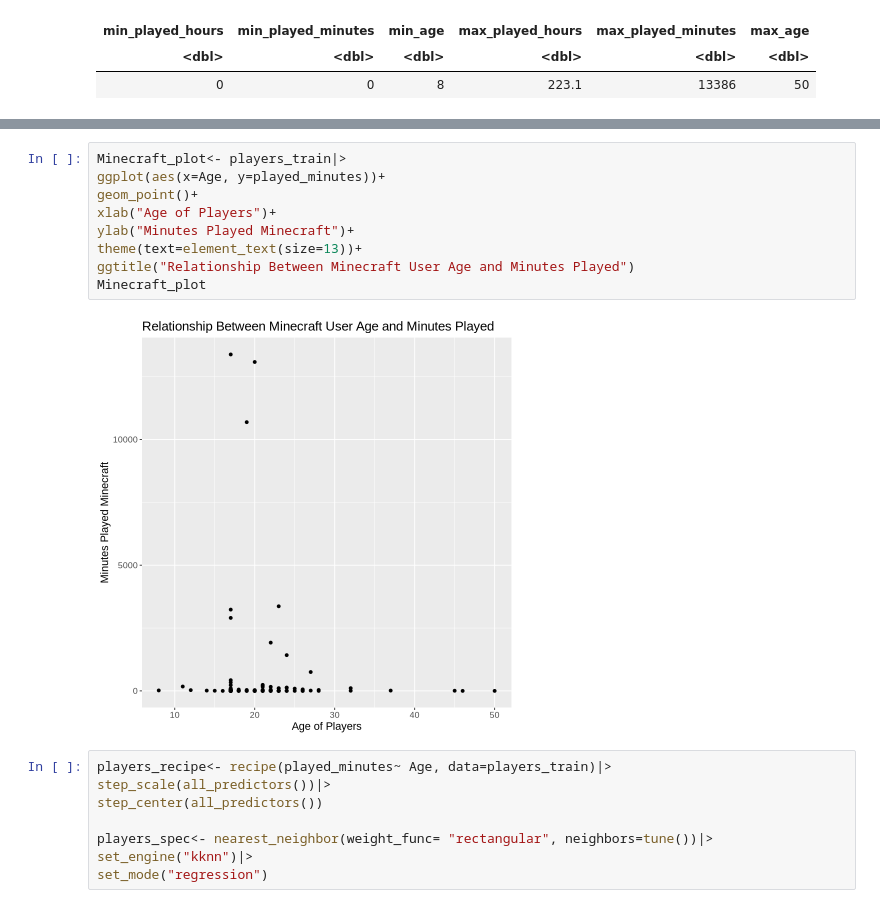
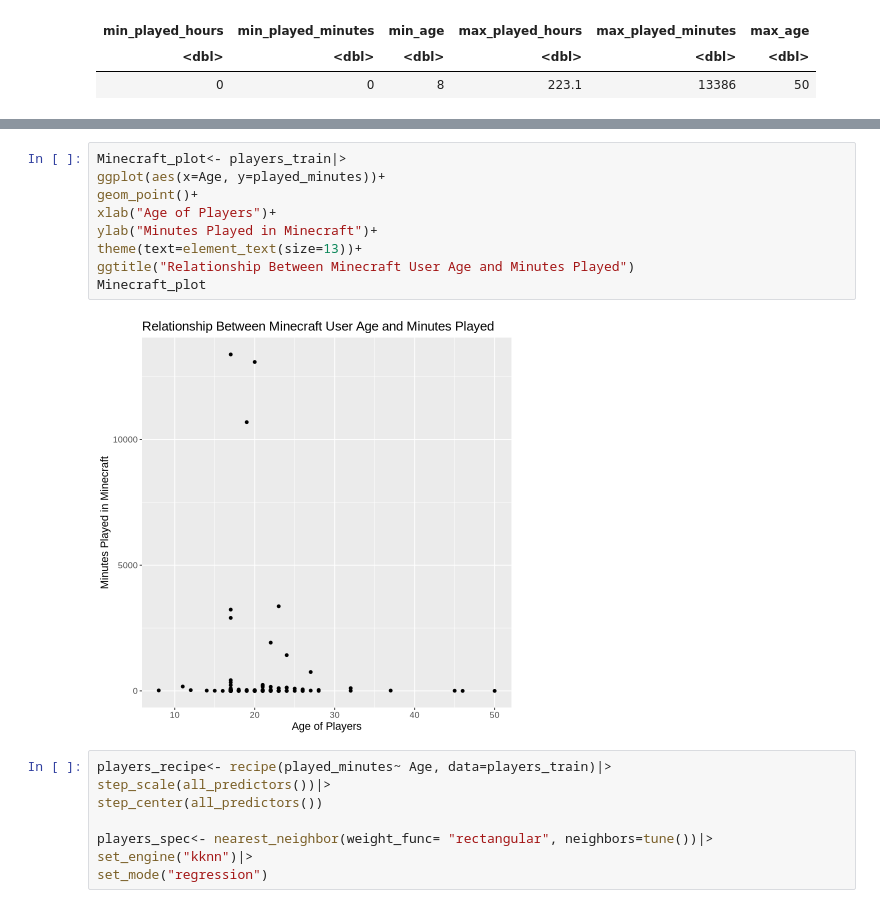
Before and after one commit to vghappy/minecraft_gameplay, a Jupyter notebook: Group Project.ipynb, the cells around one changed output, grey strips where cells are left out. Saved outputs shown, nothing was run; the diff lists cells and outputs as text.

```diff
--- a/Group Project.ipynb
+++ b/Group Project.ipynb
@@ -199,14 +201,14 @@ Visualize the relationship between Minecraft user age and played minutes in a sc
 # %%
 Minecraft_plot<- players_train|>
 ggplot(aes(x=Age, y=played_minutes))+
 geom_point()+
 xlab("Age of Players")+
-ylab("Minutes Played Minecraft")+
+ylab("Minutes Played in Minecraft")+
 theme(text=element_text(size=13))+
 ggtitle("Relationship Between Minecraft User Age and Minutes Played")
 Minecraft_plot
 # %% [output]
-[figure, old version]
+[figure, new version]
 # %%
 players_recipe<- recipe(played_minutes~ Age, data=players_train)|>
 step_scale(all_predictors())|>
```
Also changed, not shown: parts of 13 cells of this notebook.
